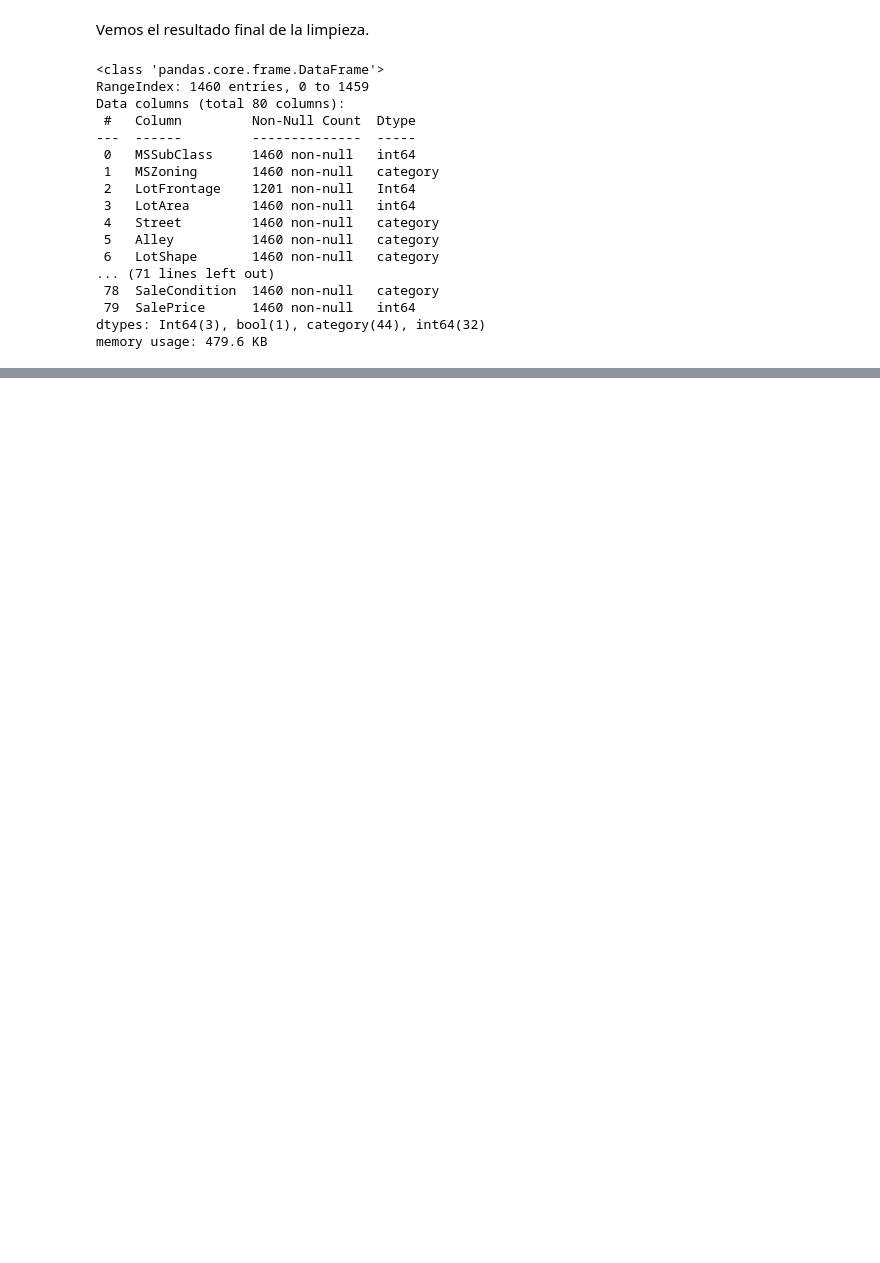
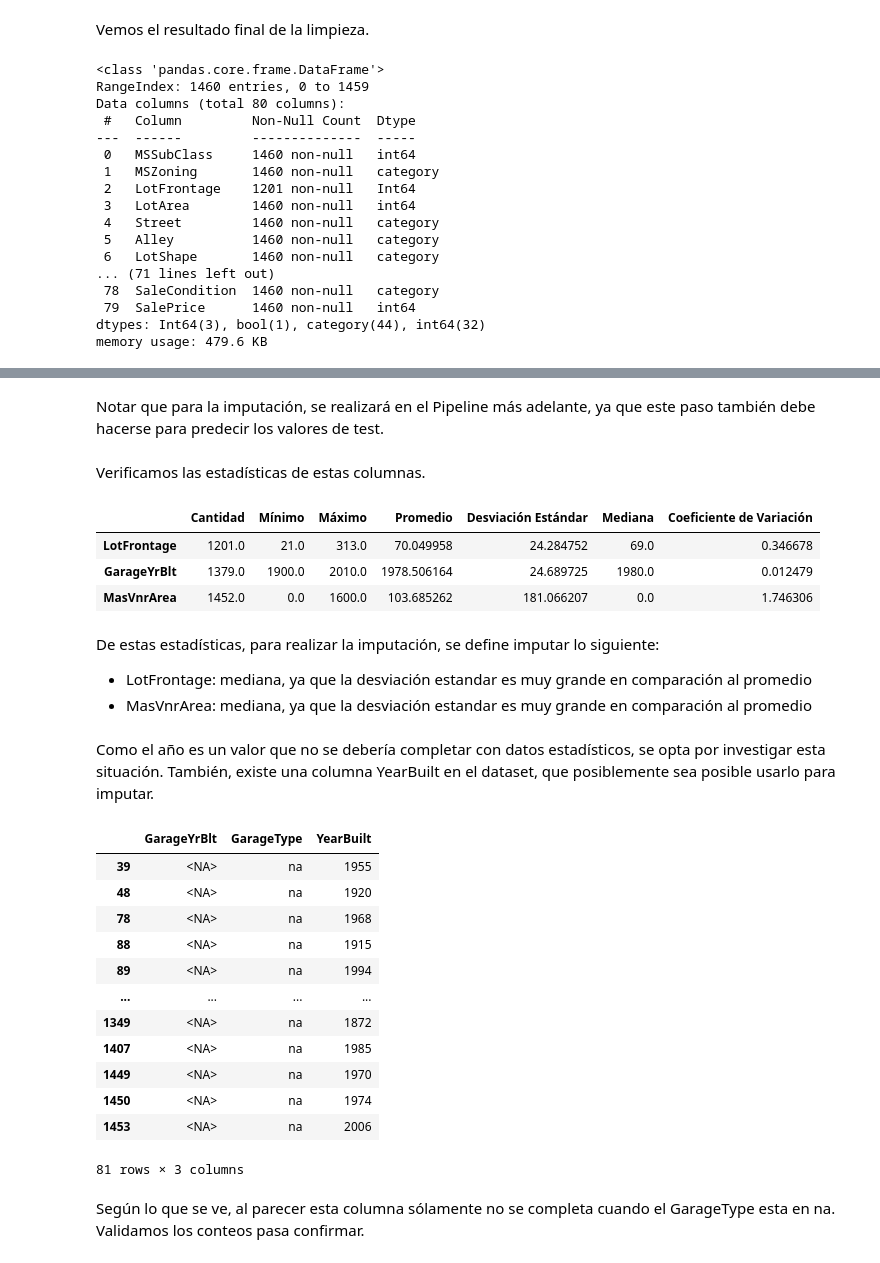
Before and after one commit to dmnunez1993/coding-dojo-ds-ml-bootcamp, a Jupyter notebook: machine_learning/examenes/examen_certificacion_intento_1_housing_prices/notebooks/examen_certificacion_intento_1_housing_prices.ipynb, the cells around one changed output, grey strips where cells are left out. Drawn from its saved outputs; the diff is of its cells as text; code cells hidden in the pictures; blank space fills up the shorter version.

```diff
--- a/machine_learning/examenes/examen_certificacion_intento_1_housing_prices/notebooks/examen_certificacion_intento_1_housing_prices.ipynb
+++ b/machine_learning/examenes/examen_certificacion_intento_1_housing_prices/notebooks/examen_certificacion_intento_1_housing_prices.ipynb
@@ -645,0 +768,38 @@ Notar que los valores Int64 son la version de pandas para reconocer valores num
+# %% [markdown]
+Notar que para la imputación, se realizará en el Pipeline más adelante, ya que este paso también debe hacerse para predecir los valores de test.
+# %% [markdown]
+Verificamos las estadísticas de estas columnas.
+# %%
+from utils.eda_utils import obtener_estadisticas_descriptivas_df_es
+
+obtener_estadisticas_descriptivas_df_es(df[["LotFrontage", "GarageYrBlt", "MasVnrArea", "MasVnrType", "Electrical"]]).T
+# %% [output]
+|  | Cantidad | Mínimo | Máximo | Promedio | Desviación Estándar | Mediana | Coeficiente de Variación |
+| LotFrontage | 1201.0 | 21.0 | 313.0 | 70.049958 | 24.284752 | 69.0 | 0.346678 |
+| GarageYrBlt | 1379.0 | 1900.0 | 2010.0 | 1978.506164 | 24.689725 | 1980.0 | 0.012479 |
+| MasVnrArea | 1452.0 | 0.0 | 1600.0 | 103.685262 | 181.066207 | 0.0 | 1.746306 |
+# %% [markdown]
+De estas estadísticas, para realizar la imputación, se define imputar lo siguiente:
+
+* LotFrontage: mediana, ya que la desviación estandar es muy grande en comparación al promedio
+* MasVnrArea: mediana, ya que la desviación estandar es muy grande en comparación al promedio
+# %% [markdown]
+Como el año es un valor que no se debería completar con datos estadísticos, se opta por investigar esta situación. También, existe una columna YearBuilt en el dataset, que posiblemente sea posible usarlo para imputar.
+# %%
+df[(df["GarageYrBlt"].isna())][["GarageYrBlt", "GarageType", "YearBuilt"]]
+# %% [output]
+|  | GarageYrBlt | GarageType | YearBuilt |
+| 39 | <NA> | na | 1955 |
+| 48 | <NA> | na | 1920 |
+| 78 | <NA> | na | 1968 |
+| 88 | <NA> | na | 1915 |
+| 89 | <NA> | na | 1994 |
+| ... | ... | ... | ... |
+| 1349 | <NA> | na | 1872 |
+| 1407 | <NA> | na | 1985 |
+| 1449 | <NA> | na | 1970 |
+| 1450 | <NA> | na | 1974 |
+| 1453 | <NA> | na | 2006 |
+81 rows × 3 columns
+# %% [markdown]
+Según lo que se ve, al parecer esta columna sólamente no se completa cuando el GarageType esta en na. Validamos los conteos pasa confirmar.
```
Also changed, not shown: parts of 30 cells of this notebook.
